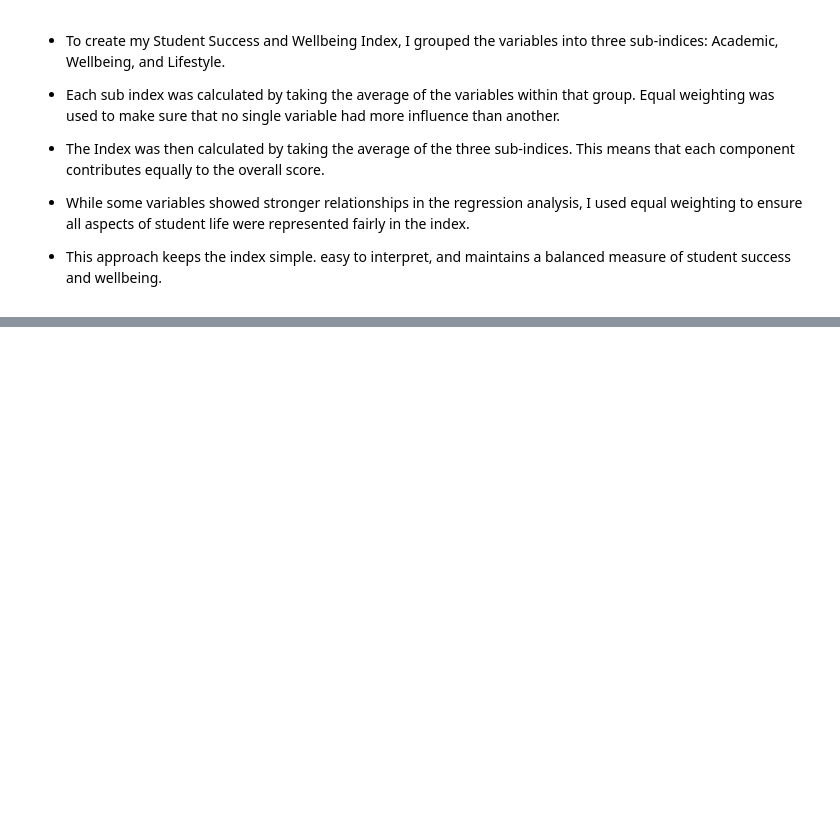
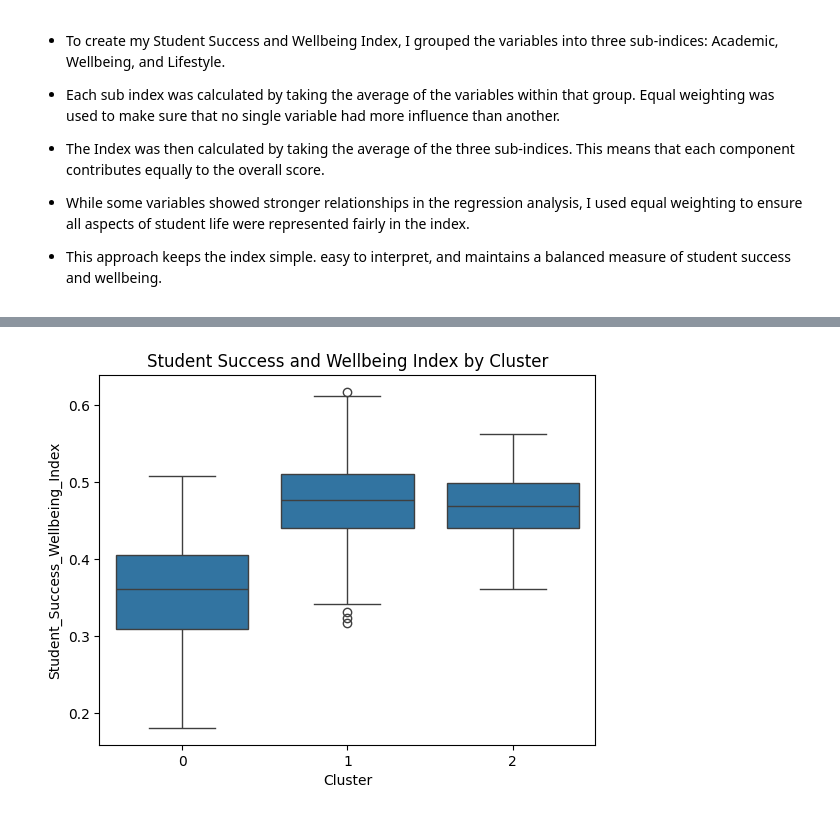
Before and after one commit to 1NVI5IBLE/Student-Success-Wellbeing-Index, a Jupyter notebook: Student_Success_Wellbeing_Index.ipynb, the cells around one changed output, grey strips where cells are left out. Cells and saved outputs as stored; diff of their text form; code cells hidden in the pictures; blank space fills up the shorter version.

```diff
--- a/Student_Success_Wellbeing_Index.ipynb
+++ b/Student_Success_Wellbeing_Index.ipynb
@@ -352,0 +386,8 @@ df["Student_Success_Wellbeing_Index"] = (df["Academic"] + df["Wellbeing"] + df["
+# %%
+import seaborn as sns
+
+sns.boxplot(x='Cluster', y='Student_Success_Wellbeing_Index', data=df)
+plt.title('Student Success and Wellbeing Index by Cluster')
+plt.show()
+# %% [output]
+[figure, added]
```
Also changed, not shown: parts of 7 cells of this notebook.
